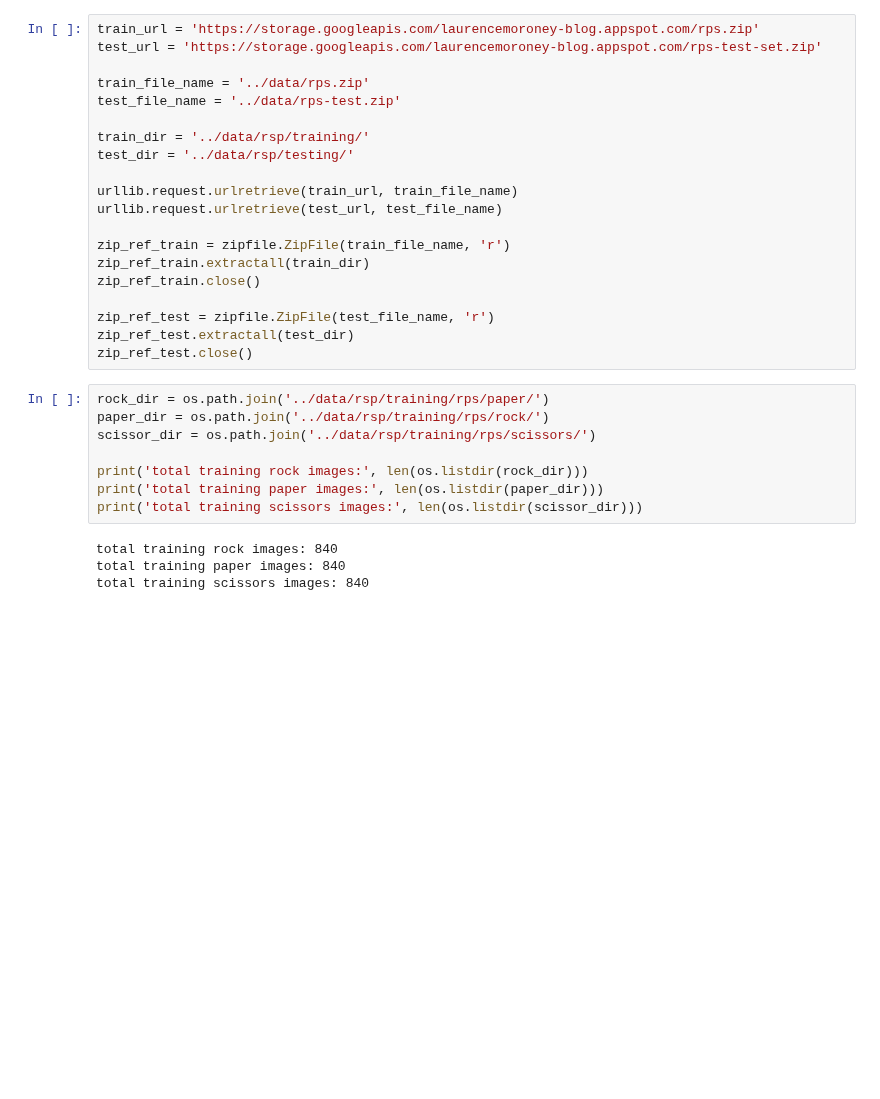
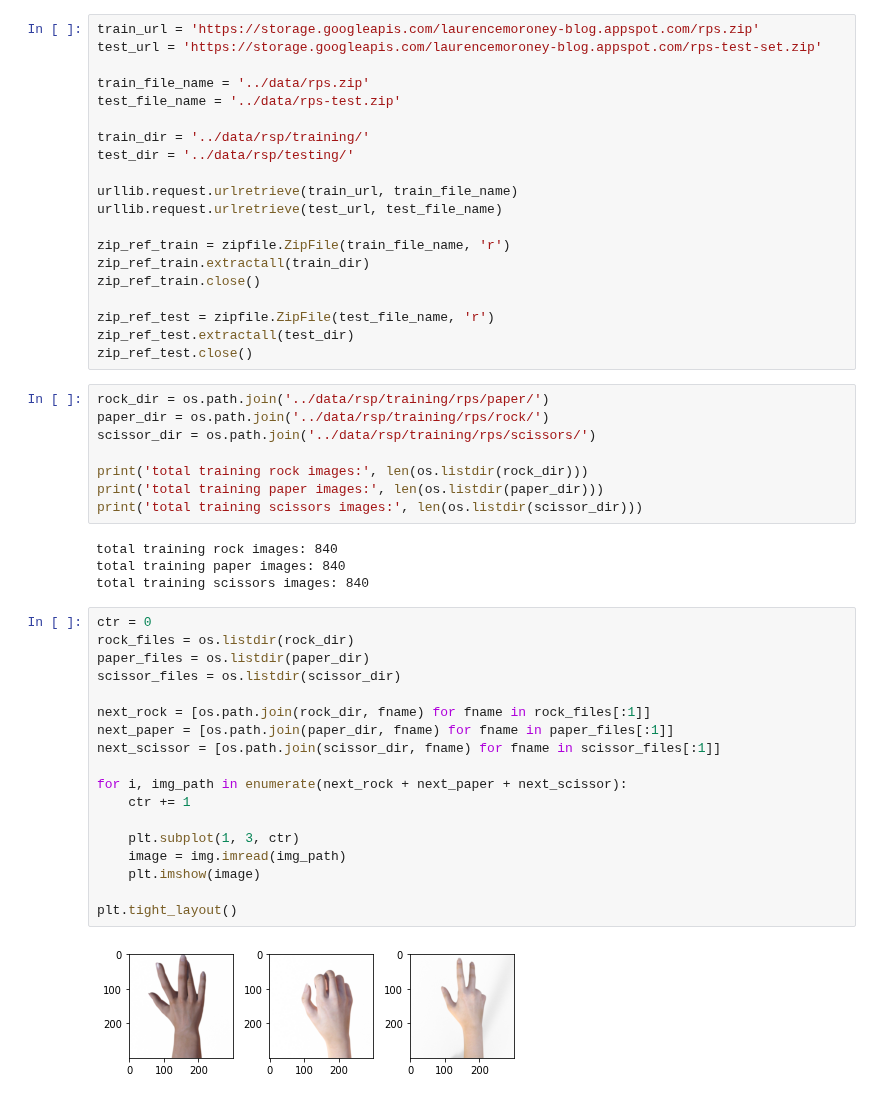
Before and after one commit to ashen007/Test_TF, a Jupyter notebook: notebooks/cat and dogs.ipynb, the cells around one changed output. Drawn from its saved outputs; the diff is of its cells as text; blank space fills up the shorter version.

Commit message:
training images

```diff
--- a/notebooks/cat and dogs.ipynb
+++ b/notebooks/cat and dogs.ipynb
@@ -36,3 +37,23 @@ print('total training scissors images:', len(os.listdir(scissor_dir)))
 total training rock images: 840
 total training paper images: 840
 total training scissors images: 840
+# %%
+ctr = 0
+rock_files = os.listdir(rock_dir)
+paper_files = os.listdir(paper_dir)
+scissor_files = os.listdir(scissor_dir)
+
+next_rock = [os.path.join(rock_dir, fname) for fname in rock_files[:1]]
+next_paper = [os.path.join(paper_dir, fname) for fname in paper_files[:1]]
+next_scissor = [os.path.join(scissor_dir, fname) for fname in scissor_files[:1]]
+
+for i, img_path in enumerate(next_rock + next_paper + next_scissor):
+    ctr += 1
+
+    plt.subplot(1, 3, ctr)
+    image = img.imread(img_path)
+    plt.imshow(image)
+
+plt.tight_layout()
+# %% [output]
+[figure, added]
```
Also changed, not shown: parts of 1 cell of this notebook.
